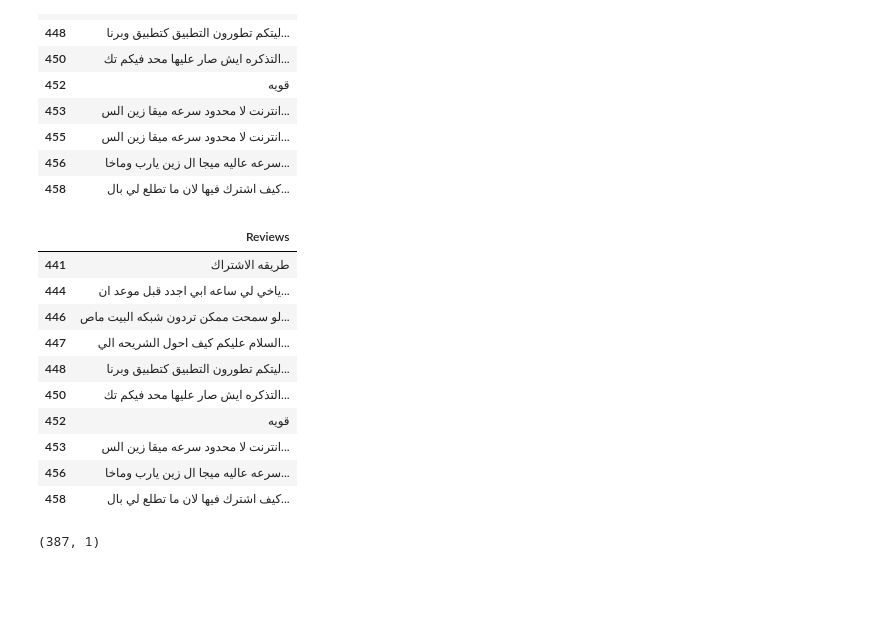
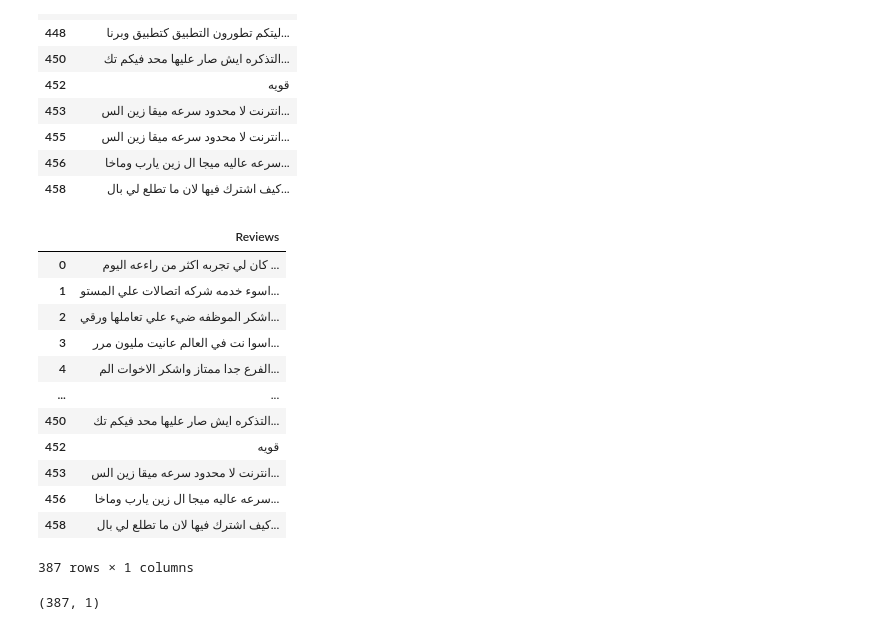
Before and after one commit to shaaleissa/Data-Mining-Project, a Jupyter notebook: Untitled17.ipynb, the cells around one changed output. Saved outputs shown, nothing was run; the diff lists cells and outputs as text; code cells hidden in the pictures; blank space fills up the shorter version.

```diff
--- a/Untitled17.ipynb
+++ b/Untitled17.ipynb
@@ -8,7 +8,7 @@ from nltk.corpus import stopwords
 import nltk
 # %%
 
-DataFrame = pd.read_csv("/content/combined_dataset.csv")
+DataFrame = pd.read_csv("combined_dataset.csv")
 DataFrame.tail(10)
 # %% [output]
 |  | Reviews |
@@ -81,19 +81,21 @@ DataFrame2.tail(10)
 | 458 | كيف اشترك فيها لان ما تطلع لي بال... |
 # %%
 DataFrame2 = DataFrame2.drop_duplicates()
-DataFrame2.tail(10)
+DataFrame2
 # %% [output]
 |  | Reviews |
-| 441 | طريقه الاشتراك |
-| 444 | ياخي لي ساعه ابي اجدد قبل موعد ان... |
-| 446 | لو سمحت ممكن تردون شبكه البيت ماص... |
-| 447 | السلام عليكم كيف احول الشريحه الي... |
-| 448 | ليتكم تطورون التطبيق كتطبيق وبرنا... |
+| 0 | كان لي تجربه اكثر من راءعه اليوم ... |
+| 1 | اسوء خدمه شركه اتصالات علي المستو... |
+| 2 | اشكر الموظفه ضيء علي تعاملها ورقي... |
+| 3 | اسوا نت في العالم عانيت مليون مرر... |
+| 4 | الفرع جدا ممتاز واشكر الاخوات الم... |
+| ... | ... |
 | 450 | التذكره ايش صار عليها محد فيكم تك... |
 | 452 | قويه |
 | 453 | انترنت لا محدود سرعه ميقا زين الس... |
 | 456 | سرعه عاليه ميجا ال زين يارب وماخا... |
 | 458 | كيف اشترك فيها لان ما تطلع لي بال... |
+387 rows × 1 columns
 # %%
 DataFrame2.shape
 # %% [output]
```
Also changed, not shown: 1 other file.
